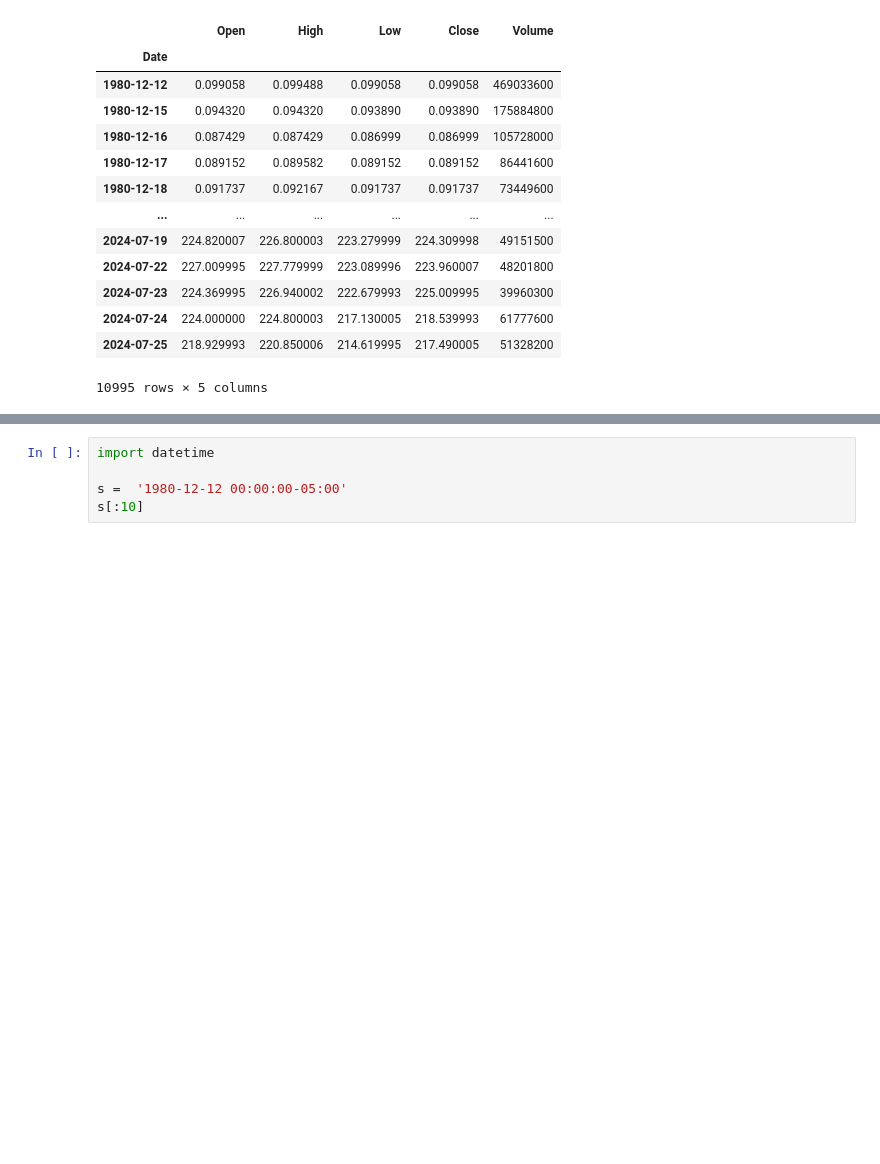
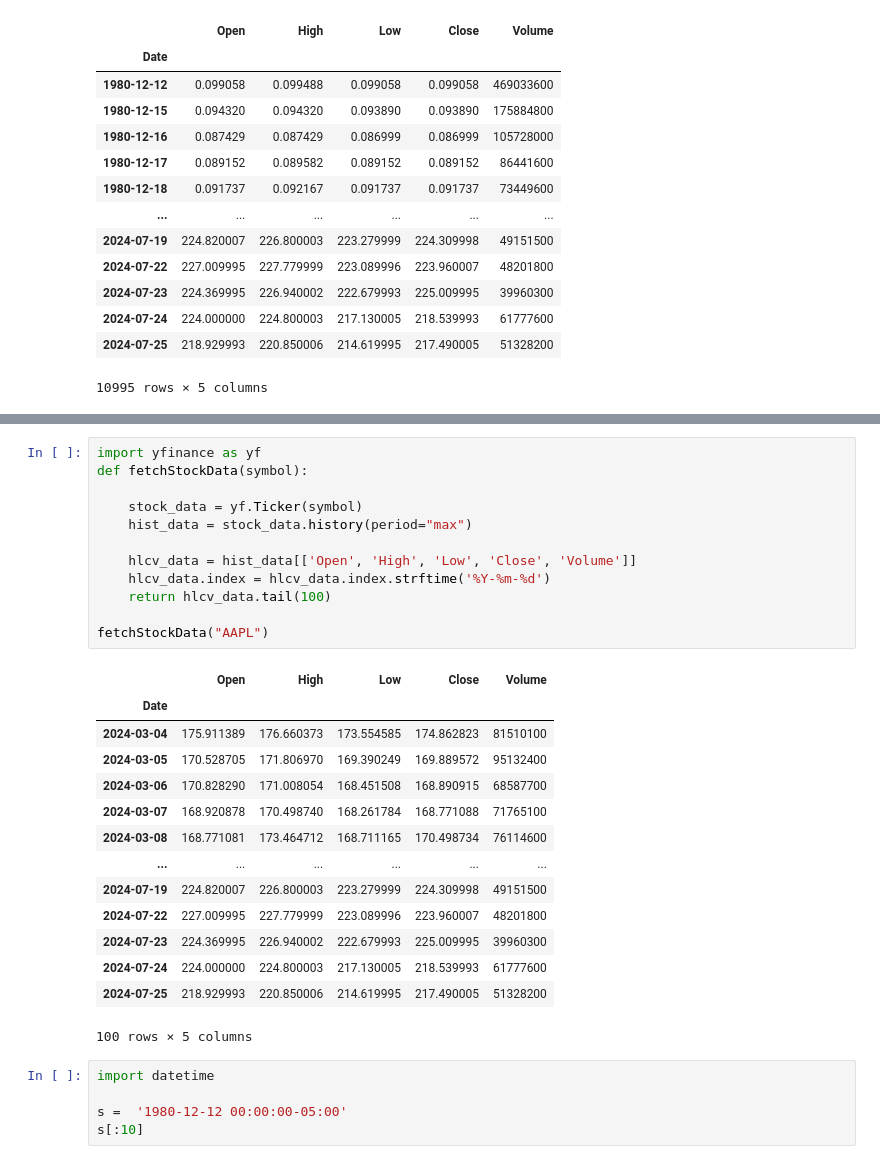
Before and after one commit to chirag-nu10/stock_market_poc, a Jupyter notebook: exp.ipynb, the cells around one changed output, grey strips where cells are left out. Drawn from its saved outputs; the diff is of its cells as text; blank space fills up the shorter version.

```diff
--- a/exp.ipynb
+++ b/exp.ipynb
@@ -196,3 +220,30 @@ hlcv_data.tail(100)
+# %%
+import yfinance as yf
+def fetchStockData(symbol):
+
+    stock_data = yf.Ticker(symbol)
+    hist_data = stock_data.history(period="max")
+
+    hlcv_data = hist_data[['Open', 'High', 'Low', 'Close', 'Volume']]
+    hlcv_data.index = hlcv_data.index.strftime('%Y-%m-%d')
+    return hlcv_data.tail(100)
+
+fetchStockData("AAPL")
+# %% [output]
+|  | Open | High | Low | Close | Volume |
+| Date |  |  |  |  |  |
+| 2024-03-04 | 175.911389 | 176.660373 | 173.554585 | 174.862823 | 81510100 |
+| 2024-03-05 | 170.528705 | 171.806970 | 169.390249 | 169.889572 | 95132400 |
+| 2024-03-06 | 170.828290 | 171.008054 | 168.451508 | 168.890915 | 68587700 |
+| 2024-03-07 | 168.920878 | 170.498740 | 168.261784 | 168.771088 | 71765100 |
+| 2024-03-08 | 168.771081 | 173.464712 | 168.711165 | 170.498734 | 76114600 |
+| ... | ... | ... | ... | ... | ... |
+| 2024-07-19 | 224.820007 | 226.800003 | 223.279999 | 224.309998 | 49151500 |
+| 2024-07-22 | 227.009995 | 227.779999 | 223.089996 | 223.960007 | 48201800 |
+| 2024-07-23 | 224.369995 | 226.940002 | 222.679993 | 225.009995 | 39960300 |
+| 2024-07-24 | 224.000000 | 224.800003 | 217.130005 | 218.539993 | 61777600 |
+| 2024-07-25 | 218.929993 | 220.850006 | 214.619995 | 217.490005 | 51328200 |
+100 rows × 5 columns
 # %%
 import datetime
 
```
Also changed, not shown: parts of 9 cells of this notebook, 2 other files.
